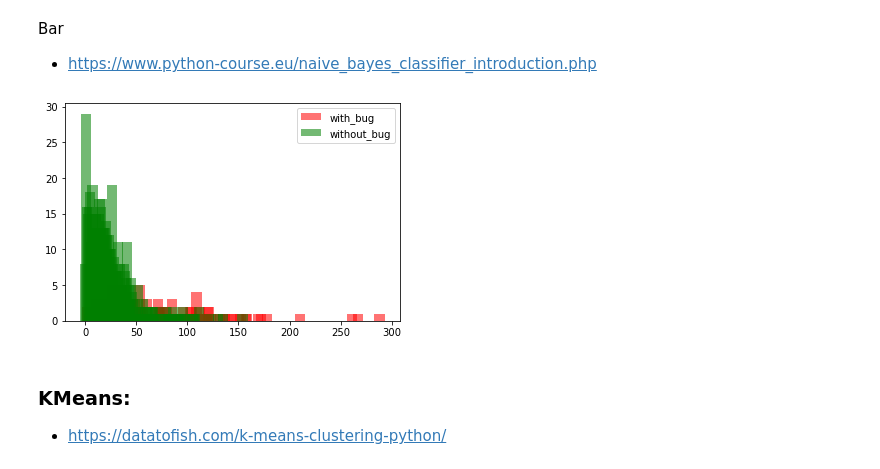
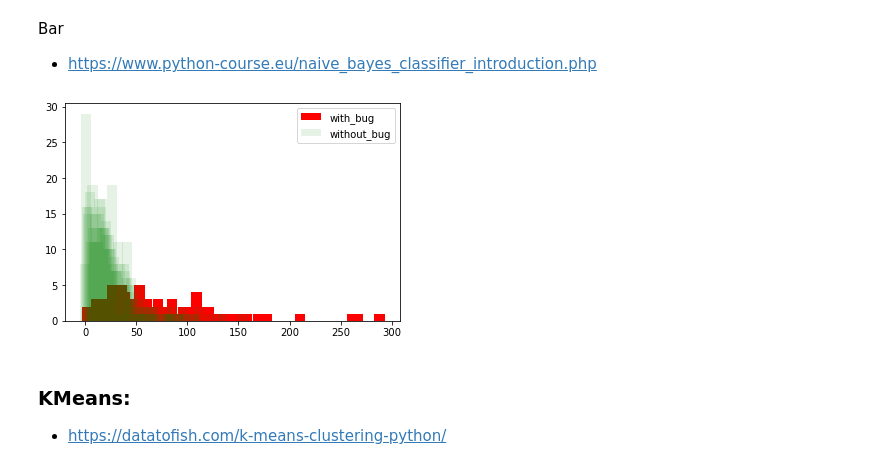
Before and after one commit to francobelloni85/UniSoftwareQualityExam, a Jupyter notebook: SoftwareQualityExam.ipynb, the cells around one changed output. Drawn from its saved outputs; the diff is of its cells as text; code cells hidden in the pictures.

```diff
--- a/SoftwareQualityExam.ipynb
+++ b/SoftwareQualityExam.ipynb
@@ -292,26 +294,26 @@ Bar
 # %%
 with_bug = []
 without_bug = []
 col_feature = np.array(data['rfc'])
 col_bug = np.array(data['bug'])
 
 for i in range(len(col_bug)):
     if col_bug[i] > 0:
         with_bug.append(col_feature[i])
     else:
         without_bug.append(col_feature[i])
 
 X, Y = count_values(with_bug)
 X2, Y2 = count_values(without_bug)
 
 bar_width = 10
-plt.bar(X, Y, bar_width,  color="red", alpha=0.55, label="with_bug")
+plt.bar(X, Y, bar_width,  color="red", alpha=1, label="with_bug")
 bar_width = 10
-plt.bar(X2, Y2, bar_width,  color="green", alpha=0.55, label="without_bug")
+plt.bar(X2, Y2, bar_width,  color="green", alpha=0.10, label="without_bug")
 plt.legend(loc='upper right')
 plt.show()
 # %% [output]
-[figure, old version]
+[figure, new version]
 # %% [markdown]
 ### KMeans:
 - https://datatofish.com/k-means-clustering-python/
```
Also changed, not shown: parts of 23 cells of this notebook.
